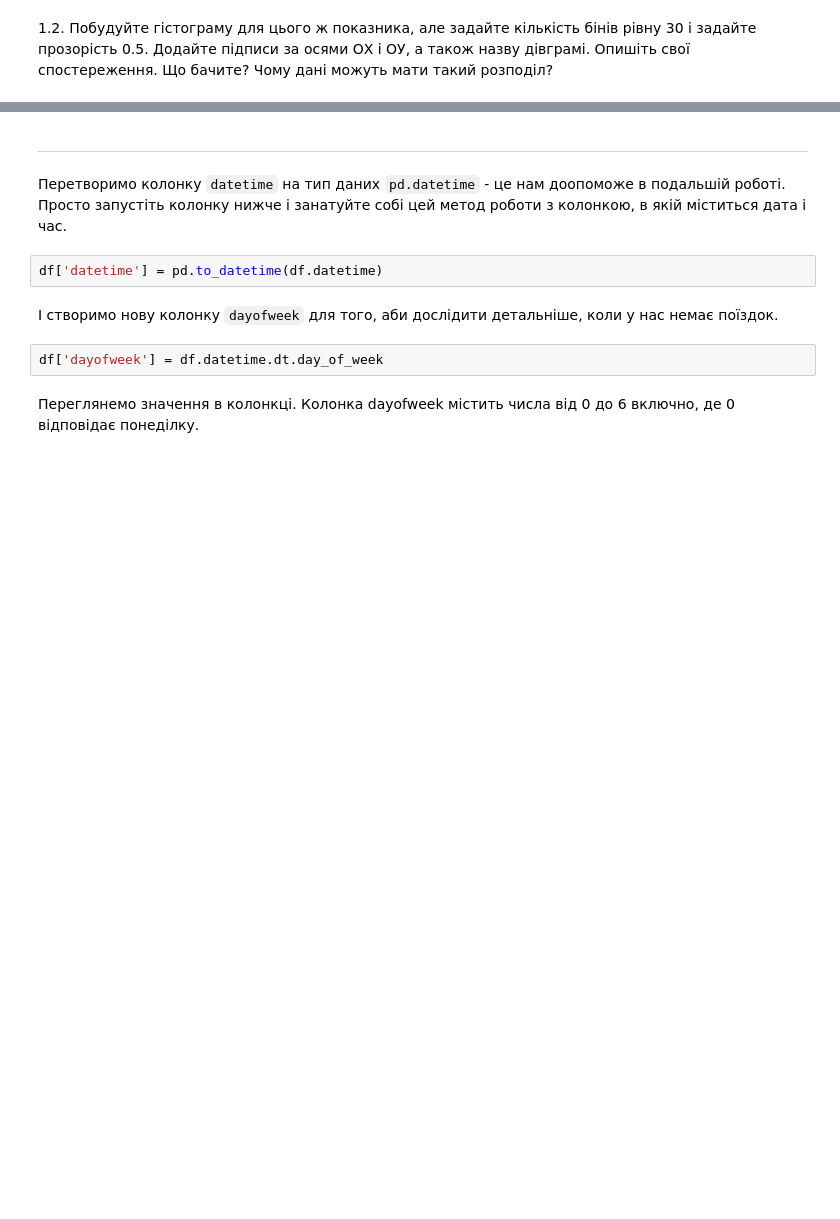
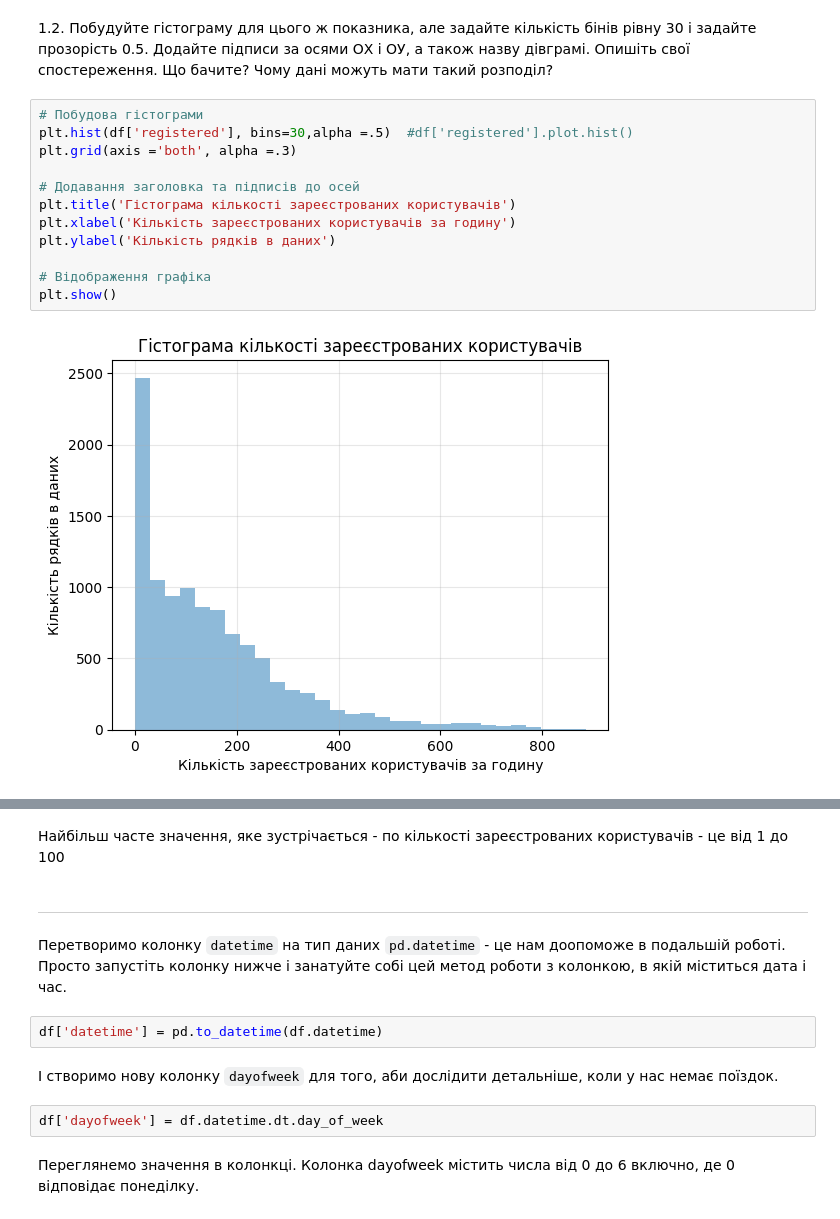
Before and after one commit to YuliiaUtkina/Git_modul_pyhton, a Jupyter notebook: hw_4_4_Візуалізація_з_pandas.ipynb, the cells around one changed output, grey strips where cells are left out. Saved outputs shown, nothing was run; the diff lists cells and outputs as text; blank space fills up the shorter version.

```diff
--- a/hw_4_4_Візуалізація_з_pandas.ipynb
+++ b/hw_4_4_Візуалізація_з_pandas.ipynb
@@ -32,9 +50,25 @@ https://pandas.pydata.org/docs/reference/api/pandas.DataFrame.plot.html
 # %% [markdown]
 1.2. Побудуйте гістограму для цього ж показника, але задайте кількість бінів рівну 30 і задайте прозорість 0.5. Додайте підписи за осями ОХ і ОУ, а також назву дівграмі. Опишіть свої спостереження. Що бачите? Чому дані можуть мати такий розподіл?
+# %%
+# Побудова гістограми
+plt.hist(df['registered'], bins=30,alpha =.5)  #df['registered'].plot.hist()
+plt.grid(axis ='both', alpha =.3)
+
+# Додавання заголовка та підписів до осей
+plt.title('Гістограма кількості зареєстрованих користувачів')
+plt.xlabel('Кількість зареєстрованих користувачів за годину')
+plt.ylabel('Кількість рядків в даних')
+
+# Відображення графіка
+plt.show()
+# %% [output]
+[figure, added]
 # %% [markdown]
 Має вийти щось таке (може бути без сітки):
 
 ![](https://drive.google.com/uc?export=view&id=1Pb3UD8cmg_V0LLf8A4feOepTDXMqEAf8)
+# %% [markdown]
+Найбільш часте значення, яке зустрічається - по кількості зареєстрованих користувачів - це від 1 до 100
 # %% [markdown]
 --------
 # %% [markdown]
```
Also changed, not shown: parts of 10 cells of this notebook.
